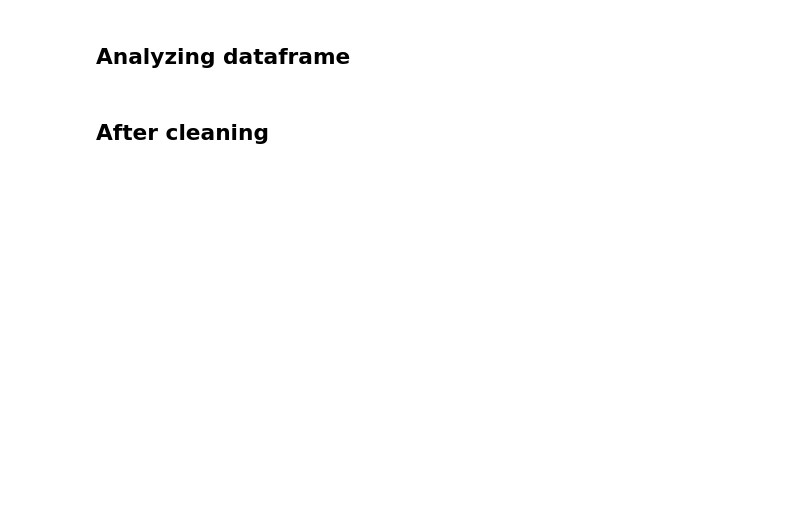
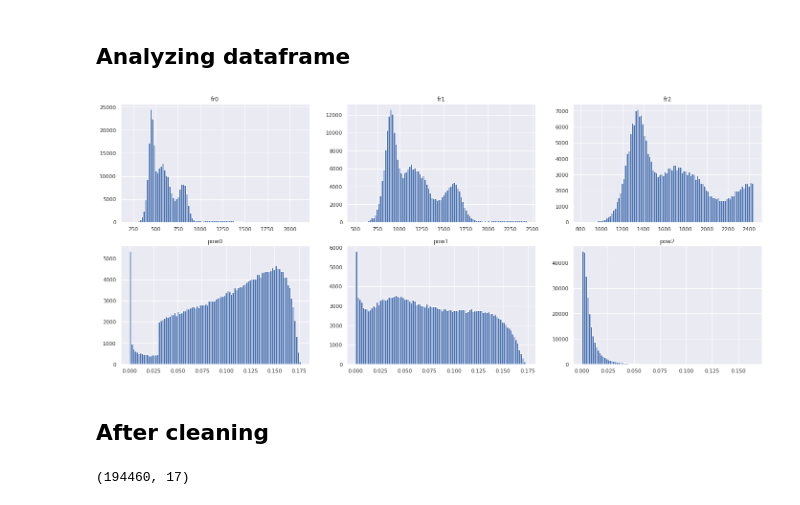
Before and after one commit to kalfasyan/wingbeat_frequencies, a Jupyter notebook: CreatingReadingExploring.ipynb, the cells around one changed output. Drawn from its saved outputs; the diff is of its cells as text; code cells hidden in the pictures; blank space fills up the shorter version.

```diff
--- a/CreatingReadingExploring.ipynb
+++ b/CreatingReadingExploring.ipynb
@@ -68,22 +81,26 @@ df.sample(5)
 # %%
 import matplotlib.pyplot as plt
 nr_bins = 100
-plt.figure(figsize=(24,5))
+plt.figure(figsize=(24,10))
 plt.subplot(2,3,1); plt.title('fr0'); df['fr0'].hist(bins=nr_bins)
 plt.subplot(2,3,2); plt.title('fr1'); df['fr1'].hist(bins=nr_bins)
 plt.subplot(2,3,3); plt.title('fr2'); df['fr2'].hist(bins=nr_bins)
 plt.subplot(2,3,4); plt.title('pow0'); df['pow0'].hist(bins=nr_bins)
 plt.subplot(2,3,5); plt.title('pow1'); df['pow1'].hist(bins=nr_bins)
 plt.subplot(2,3,6); plt.title('pow2'); df['pow2'].hist(bins=nr_bins)
 plt.show()
+# %% [output]
+[figure, added]
 # %% [markdown]
 ## After cleaning
 # %%
 df = df[(df.damping_0 > 0.005) & (df.damping_1 > 0.005) & (df.damping_2 > 0.005)]
 df = df[(df.pow0 > 0.025)      & (df.pow1 > 0.005)      & (df.pow2 > 0.0005)]
-df = df[(df.fr0 < 900.)        & (df.fr1 < 2000.)       & (df.fr2 < 2500.)]
+df = df[(df.fr0 < 900.)        & (df.fr1 < 2000.)       & (df.fr2 < 4000.)]
 
 df.shape
+# %% [output]
+(194460, 17)
 # %%
 df.to_pickle('./data/mosquitos.pkl')
 # %%
```
Also changed, not shown: parts of 6 cells of this notebook, 12 other files.
